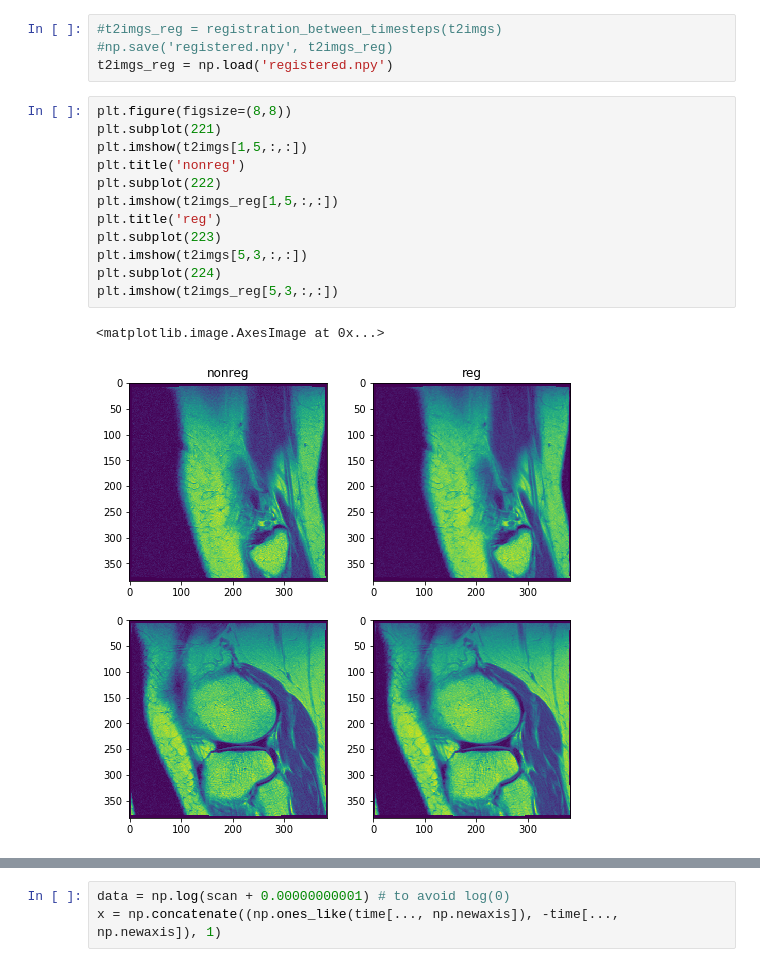
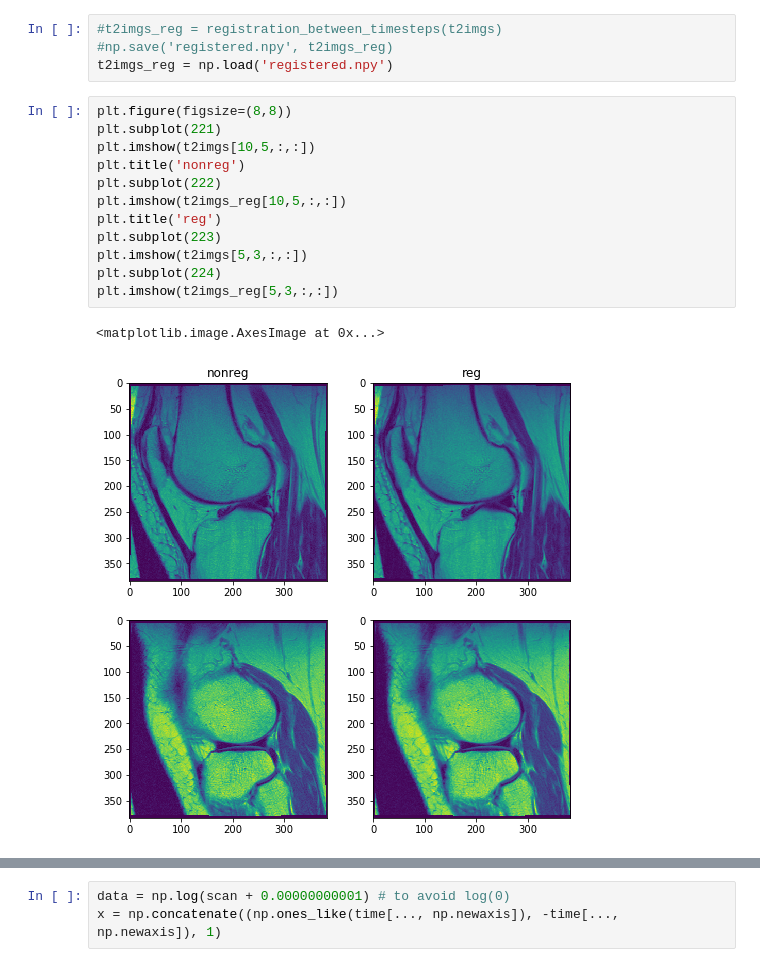
Before and after one commit to dokato/cartilage-health, a Jupyter notebook: 2-comp-T2.ipynb, the cells around one changed output, grey strips where cells are left out. Saved outputs shown, nothing was run; the diff lists cells and outputs as text.

```diff
--- a/2-comp-T2.ipynb
+++ b/2-comp-T2.ipynb
@@ -80,15 +80,15 @@ t2imgs_reg = np.load('registered.npy')
 # %%
 plt.figure(figsize=(8,8))
 plt.subplot(221)
-plt.imshow(t2imgs[1,5,:,:])
+plt.imshow(t2imgs[10,5,:,:])
 plt.title('nonreg')
 plt.subplot(222)
-plt.imshow(t2imgs_reg[1,5,:,:])
+plt.imshow(t2imgs_reg[10,5,:,:])
 plt.title('reg')
 plt.subplot(223)
 plt.imshow(t2imgs[5,3,:,:])
 plt.subplot(224)
 plt.imshow(t2imgs_reg[5,3,:,:])
 # %% [output]
 <matplotlib.image.AxesImage at 0x...>
-[figure, old version]
+[figure, new version]
```
Also changed, not shown: parts of 13 cells of this notebook.
